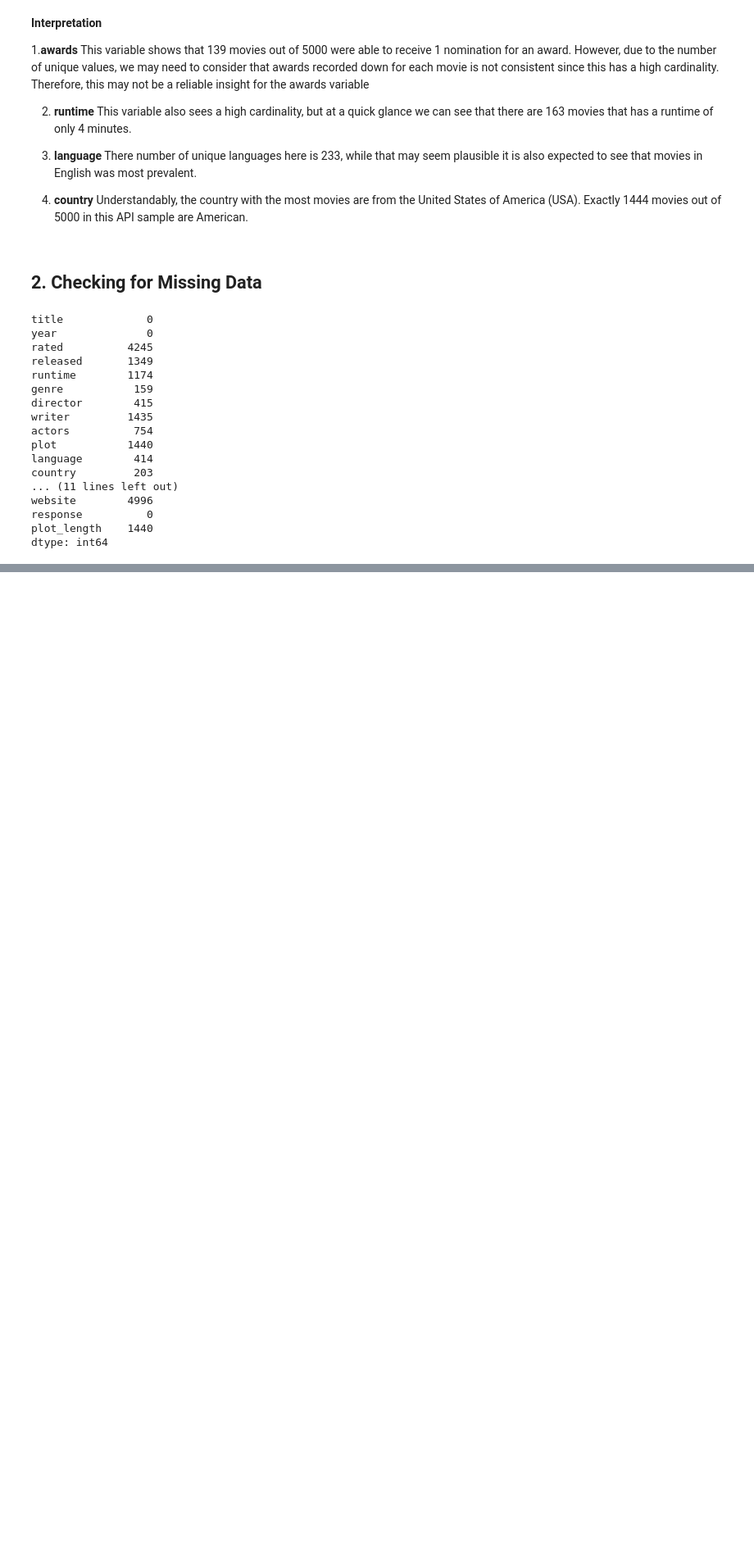
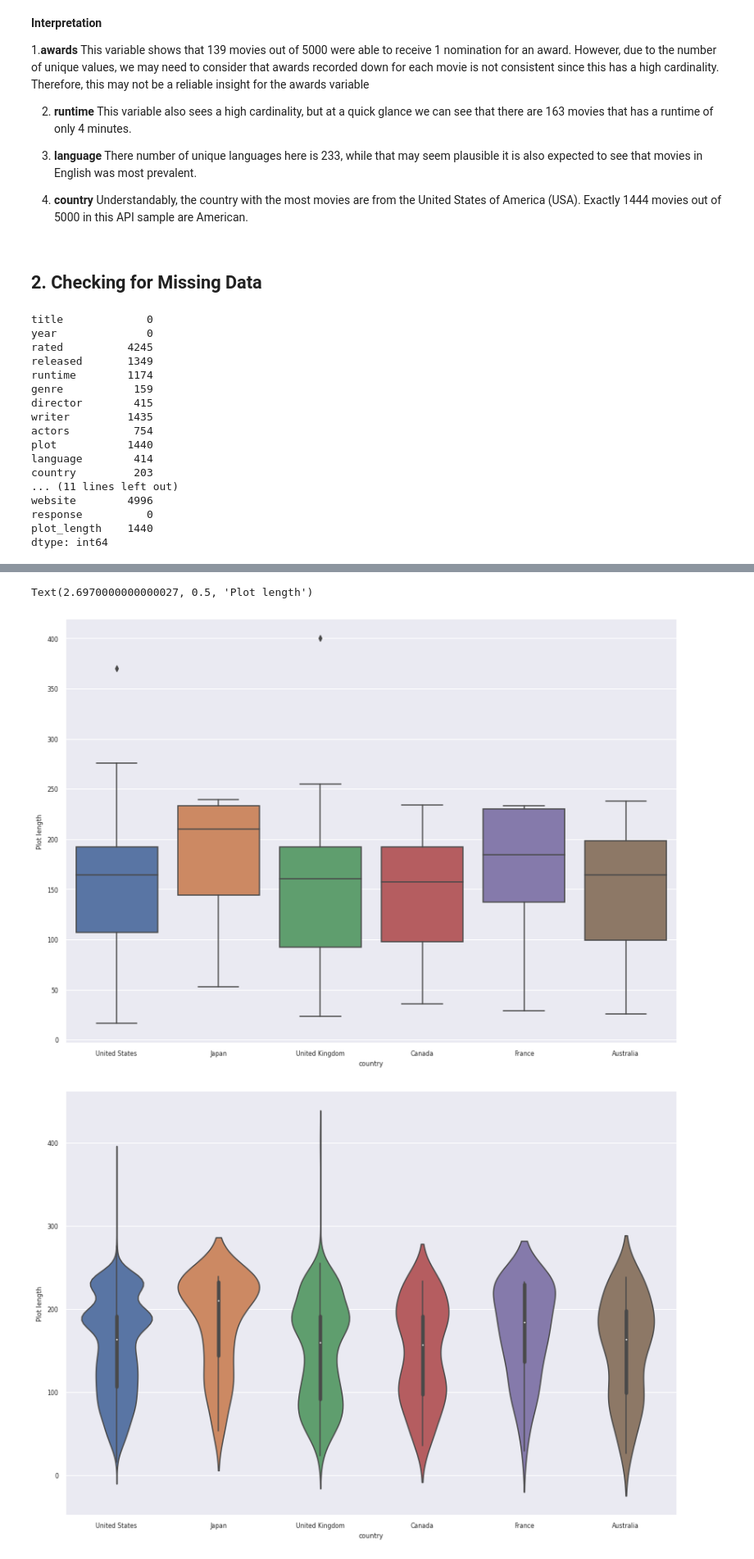
Before and after one commit to dmunger27/Movies_Plots_Analysis, a Jupyter notebook: notebooks/Descriptive Statistics on API Data.ipynb, the cells around one changed output, grey strips where cells are left out. Shown: that part at 82% size. Saved outputs shown, nothing was run; the diff lists cells and outputs as text; code cells hidden in the pictures; blank space fills up the shorter version.

Commit message:
finished descriptive stats notebook and clean data set

```diff
--- a/notebooks/Descriptive Statistics on API Data.ipynb
+++ b/notebooks/Descriptive Statistics on API Data.ipynb
@@ -113,0 +169,9 @@ dtype: int64
+# %%
+# Replace United States Values
+movies_info['country'] = movies_info['country'].str.replace(r'USA','United States', regex=True)
+
+# Replace UK Values
+movies_info['country'] = movies_info['country'].str.replace(r'UK', 'United Kingdom', regex=True)
+
+# top 10 countries with most movie plot descriptions
+movies_info['country'].value_counts().nlargest(10)
@@ -113,0 +190,12 @@ dtype: int64
+# %%
+# Boxplot and violint plots for movie plot lengths by countries
+sns.set(font_scale = 0.7)
+where = movies_info['country'].isin(['United States', 'United Kingdom', 'Canada', 'Japan', 'Australia', 'France'])
+sns.catplot(data=movies_info[where], x="country", y="plot_length", kind='box', height=8.27, aspect=11.7/8.27)
+plt.ylabel("Plot length")
+sns.catplot(data=movies_info[where], x="country", y="plot_length", kind='violin', height=8.27, aspect=11.7/8.27)
+plt.ylabel("Plot length")
+# %% [output]
+Text(2.6970000000000027, 0.5, 'Plot length')
+[figure, added]
+[figure, added]
```
Also changed, not shown: parts of 36 cells of this notebook, 3 other files.
